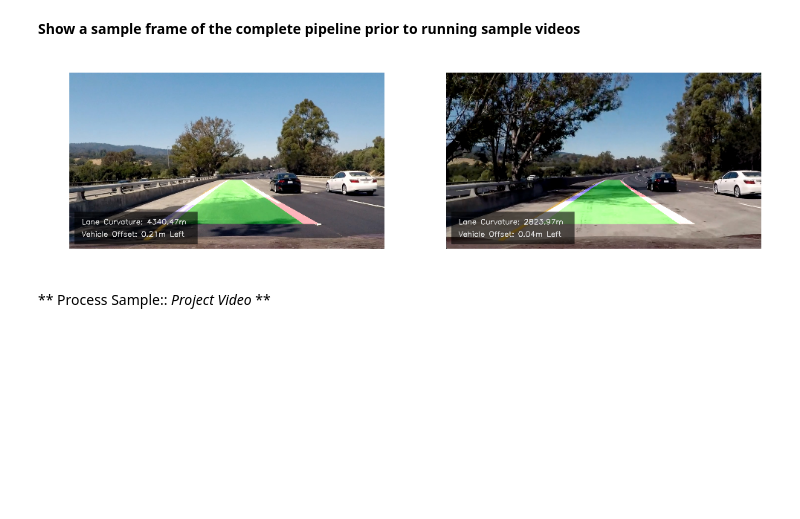
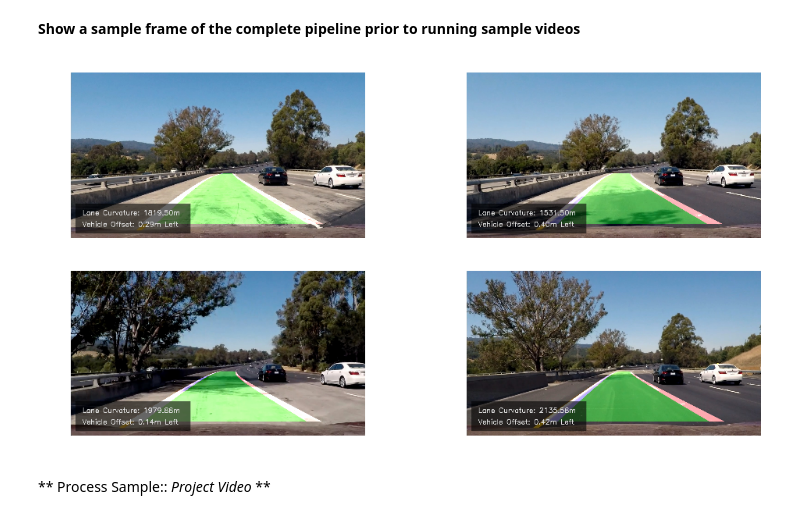
Before and after one commit to bdschrisk/CarND-Advanced-Lane-Finding-P4, a Jupyter notebook: Advanced-Lane-Lines-P4.ipynb, the cells around one changed output. Cells and saved outputs as stored; diff of their text form; code cells hidden in the pictures; blank space fills up the shorter version.

```diff
--- a/Advanced-Lane-Lines-P4.ipynb
+++ b/Advanced-Lane-Lines-P4.ipynb
@@ -621,11 +645,24 @@ Apply the signal processing function and then smooth the paths returned by the f
 window_width = 60 # sliding window width
 window_height = 60 # sliding window height
 window_margin = 80 # sliding window margin
+# Define tracking params
+threshold = 0.0001
+zoom = 2
+memory = 7
+theta = 2
+gain = 0.9
+scan = 7
+start_height = 0.7
+predictive_search = True
+alpha = 0.5
+beta = 0.5
 
 window_examples = []
-for example in warped_examples:
-    centroids = find_window_centroids(example, window_width, window_height, window_margin, threshold = 0.0001, gain = 0.9)
-    centroids_smooth = smooth_path(centroids[:,[0,4]], beta=0.5, alpha = 0.5)
+for example in warped_examples: # warp first, then mask
+    centroids = find_window_centroids(example, window_width, window_height, window_margin, threshold = threshold, \
+                                      zoom = zoom, memory = memory, theta = theta, gain = gain, scan = scan, \
+                                      start_height = start_height, predictive_search = predictive_search)
+    centroids_smooth = smooth_path(centroids[:,[0,4]], beta=beta, alpha = alpha)
     # process each centroid
     centroid_res = draw_window_centroids(example, centroids[:,[0,4]], window_width, window_height)
     smooth_res = draw_window_centroids(example, centroids_smooth, window_width, window_height, 'green')
@@ -861,29 +900,34 @@ from moviepy.editor import VideoFileClip
 from IPython.display import HTML
 # %%
 ### Sample and process videos ###
+smooth_factor = 8
 
-# init tracking object with predefined params
-tracker = Tracker(window_width, window_height, window_margin)
+# Init tracking object with predefined params
+tracker = Tracker(window_width, window_height, window_margin, smooth_factor = smooth_factor, \
+                  threshold = threshold, memory = memory, theta = theta, zoom = zoom, gain = gain, \
+                  scan = scan, start_height = start_height, trim = 3, alpha = alpha, beta = beta, \
+                  predictive_search = predictive_search)
 
 # process each video frame and return processed frame
 #  - img: Image input frame
 def process_image(img):
 
     result = np.copy(img)
-    result_mask = camera.warp(result)
+    undistorted = camera.undistort(img)
+
+    result_mask = camera.warp(undistorted)
 
     #signal_valid = True
 
     try:
         # find lanes
-        (left, right) = tracker.detect_lanes(result)
+        (left, right) = tracker.detect_lanes(result_mask)
         # track the lanes
-        tracker.track(left, right)
+        tracker.track(left, right, max_diff = 0.009)
 
     except:
         #signal_valid = False
         cv2.putText(result, "Offline...", (50,50), cv2.FONT_HERSHEY_SIMPLEX, 1, (255,0,0), 2)
-
 
     # draw and undistort the lane images
     (road_img, roadbg_img) = tracker.draw_lanes(result_mask, tracker.left_lane, tracker.right_lane)
@@ -914,15 +958,19 @@ def process_image(img):
 # %% [markdown]
 **Show a sample frame of the complete pipeline prior to running sample videos**
 # %%
-final_tests = [undistorted_examples[0], undistorted_examples[2]]
+final_tests = [mpimg.imread("./test_images/test1.jpg"), mpimg.imread("./test_images/test4.jpg"),
+               mpimg.imread("./test_images/test5.jpg"), mpimg.imread("./test_images/test6.jpg")]
 final_tests_out = []
 for test in final_tests:
     img = process_image(test)
+    tracker.reset() # prevent smoothing across static frames
     final_tests_out.append(img)
 
-plot(final_tests_out, 1, 2, 12., 4.)
+plot(final_tests_out, 2, 2, 12., 6.)
+
+tracker.reset()
 # %% [output]
-[figure, old version]
+[figure, new version]
 # %% [markdown]
 ** Process Sample:: *Project Video* **
 # %%
```
Also changed, not shown: parts of 8 cells of this notebook, 2 other files.
